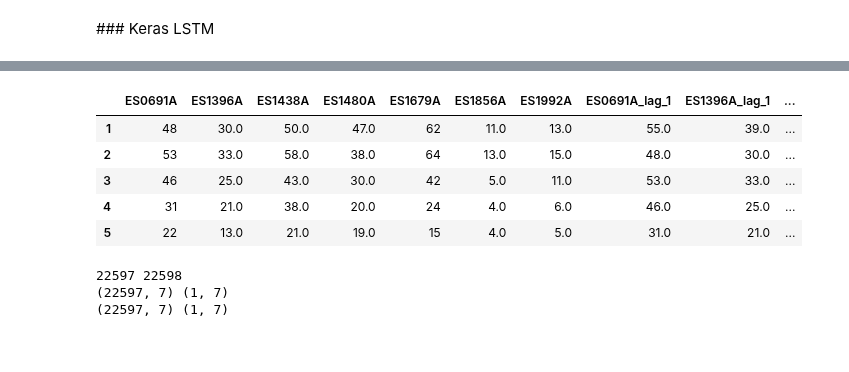
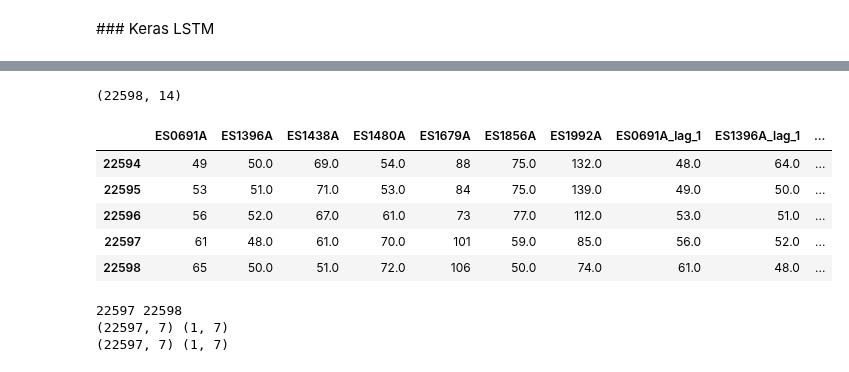
Before and after one commit to javiermas/BCNAirQualityDatathon, a Jupyter notebook: notebooks/01_jma_modelling.ipynb, the cells around one changed output, grey strips where cells are left out. Cells and saved outputs as stored; diff of their text form; code cells hidden in the pictures.

```diff
--- a/notebooks/01_jma_modelling.ipynb
+++ b/notebooks/01_jma_modelling.ipynb
@@ -108,13 +115,15 @@ data_obs.head()
 # %%
 model_matrix = create_model_matrix(data_obs, target_cols=list(target_cols))
-model_matrix.head()
+print model_matrix.shape
+model_matrix.tail()
 # %% [output]
+(22598, 14)
 |  | ES0691A | ES1396A | ES1438A | ES1480A | ES1679A | ES1856A | ES1992A | ES0691A_lag_1 | ES1396A_lag_1 | ... |
-| 1 | 48 | 30.0 | 50.0 | 47.0 | 62 | 11.0 | 13.0 | 55.0 | 39.0 | ... |
-| 2 | 53 | 33.0 | 58.0 | 38.0 | 64 | 13.0 | 15.0 | 48.0 | 30.0 | ... |
-| 3 | 46 | 25.0 | 43.0 | 30.0 | 42 | 5.0 | 11.0 | 53.0 | 33.0 | ... |
-| 4 | 31 | 21.0 | 38.0 | 20.0 | 24 | 4.0 | 6.0 | 46.0 | 25.0 | ... |
-| 5 | 22 | 13.0 | 21.0 | 19.0 | 15 | 4.0 | 5.0 | 31.0 | 21.0 | ... |
+| 22594 | 49 | 50.0 | 69.0 | 54.0 | 88 | 75.0 | 132.0 | 48.0 | 64.0 | ... |
+| 22595 | 53 | 51.0 | 71.0 | 53.0 | 84 | 75.0 | 139.0 | 49.0 | 50.0 | ... |
+| 22596 | 56 | 52.0 | 67.0 | 61.0 | 73 | 77.0 | 112.0 | 53.0 | 51.0 | ... |
+| 22597 | 61 | 48.0 | 61.0 | 70.0 | 101 | 59.0 | 85.0 | 56.0 | 52.0 | ... |
+| 22598 | 65 | 50.0 | 51.0 | 72.0 | 106 | 50.0 | 74.0 | 61.0 | 48.0 | ... |
 # %%
 def tt_split(data, train_size, target_cols):
     test_size = len(data) - train_size
```
Also changed, not shown: parts of 5 cells of this notebook, 5 other files.
